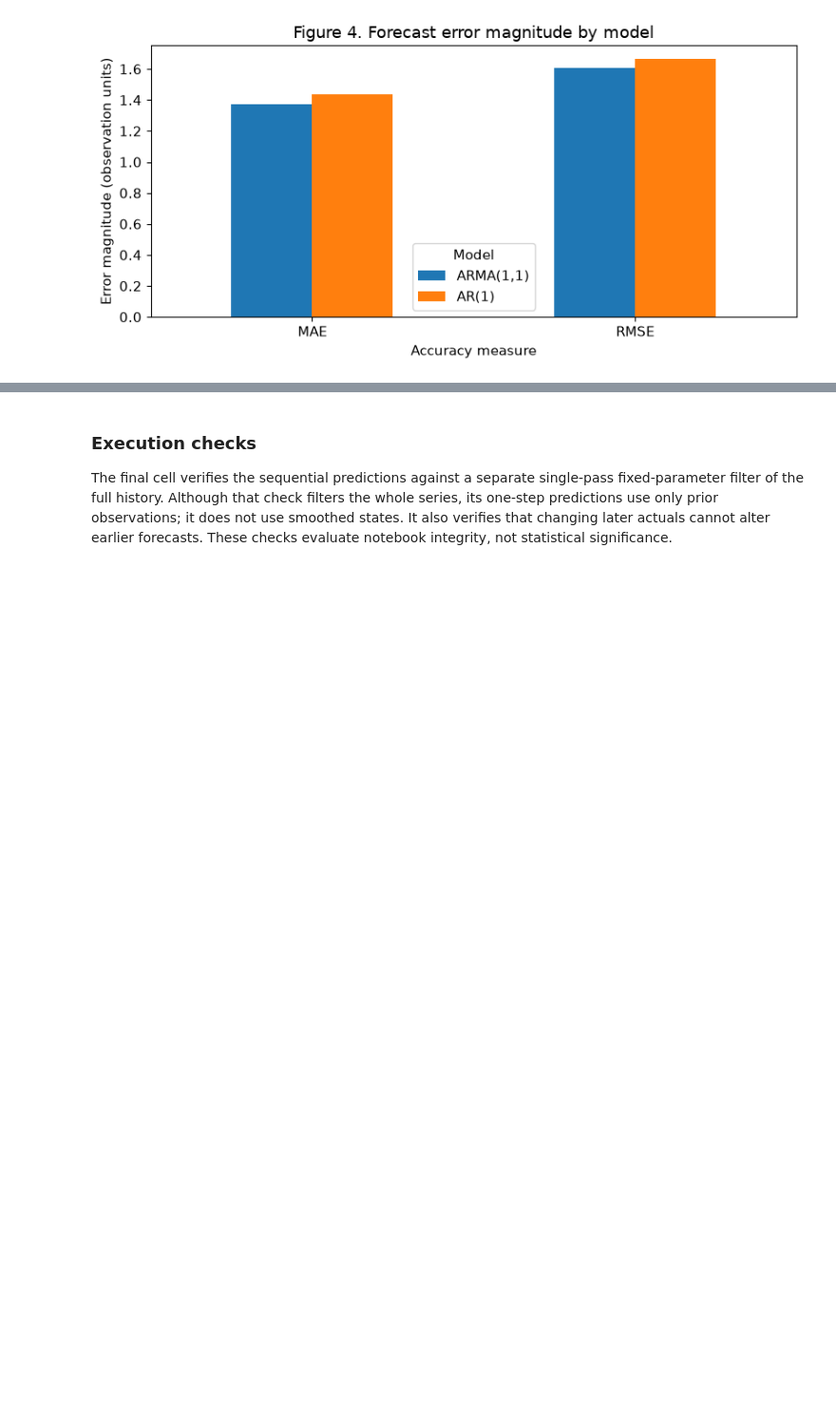
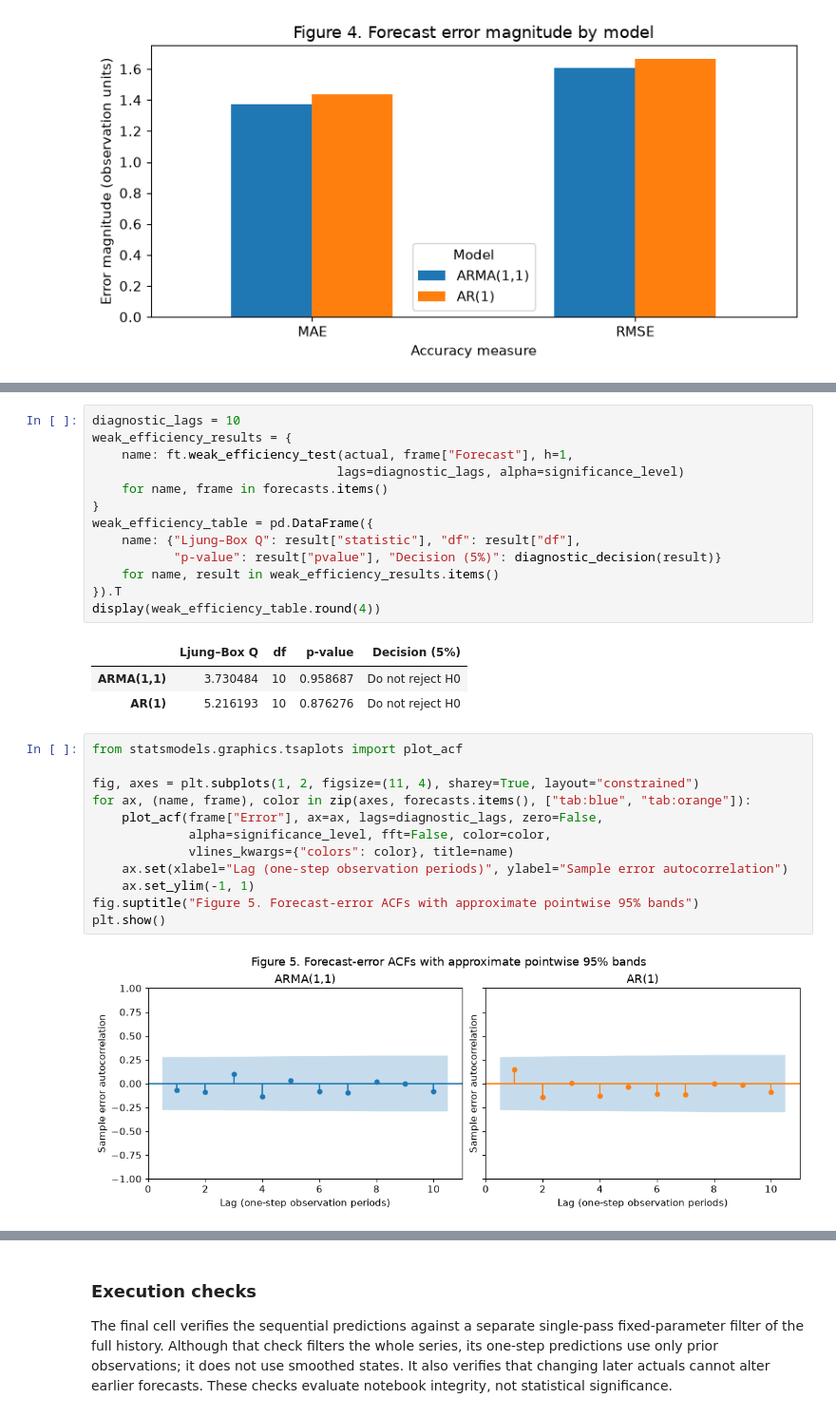
Before and after one commit to maarranz/Forecasting-Tools, a Jupyter notebook: Notebooks/Forecasting_Tools_Demo.ipynb, the cells around one changed output, grey strips where cells are left out. Shown at 95% size. Drawn from its saved outputs; the diff is of its cells as text; blank space fills up the shorter version.

Commit message:
Update forecasting demo with unbiasedness and efficiency tests

```diff
--- a/Notebooks/Forecasting_Tools_Demo.ipynb
+++ b/Notebooks/Forecasting_Tools_Demo.ipynb
@@ -389,0 +452,31 @@ plt.show()
+# %%
+diagnostic_lags = 10
+weak_efficiency_results = {
+    name: ft.weak_efficiency_test(actual, frame["Forecast"], h=1,
+                                 lags=diagnostic_lags, alpha=significance_level)
+    for name, frame in forecasts.items()
+}
+weak_efficiency_table = pd.DataFrame({
+    name: {"Ljung–Box Q": result["statistic"], "df": result["df"],
+           "p-value": result["pvalue"], "Decision (5%)": diagnostic_decision(result)}
+    for name, result in weak_efficiency_results.items()
+}).T
+display(weak_efficiency_table.round(4))
+# %% [output]
+|  | Ljung–Box Q | df | p-value | Decision (5%) |
+| ARMA(1,1) | 3.730484 | 10 | 0.958687 | Do not reject H0 |
+| AR(1) | 5.216193 | 10 | 0.876276 | Do not reject H0 |
+# %%
+from statsmodels.graphics.tsaplots import plot_acf
+
+fig, axes = plt.subplots(1, 2, figsize=(11, 4), sharey=True, layout="constrained")
+for ax, (name, frame), color in zip(axes, forecasts.items(), ["tab:blue", "tab:orange"]):
+    plot_acf(frame["Error"], ax=ax, lags=diagnostic_lags, zero=False,
+             alpha=significance_level, fft=False, color=color,
+             vlines_kwargs={"colors": color}, title=name)
+    ax.set(xlabel="Lag (one-step observation periods)", ylabel="Sample error autocorrelation")
+    ax.set_ylim(-1, 1)
+fig.suptitle("Figure 5. Forecast-error ACFs with approximate pointwise 95% bands")
+plt.show()
+# %% [output]
+[figure, added]
```
Also changed, not shown: parts of 11 cells of this notebook.
